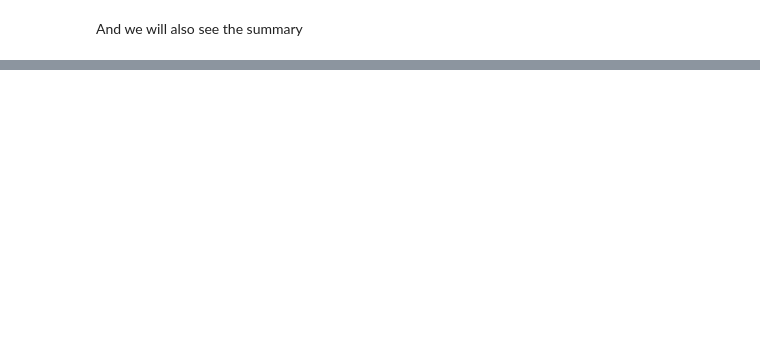
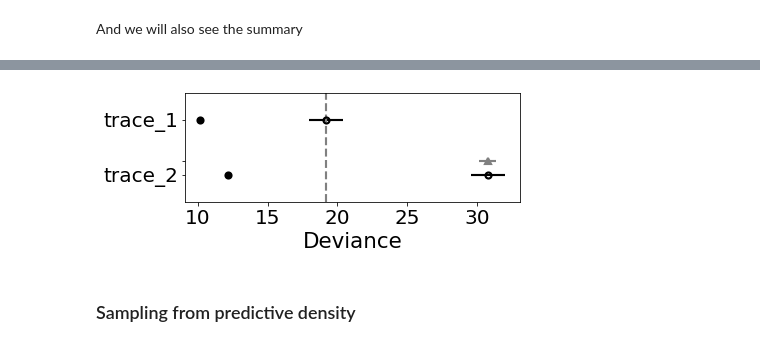
Before and after one commit to syednayeemridwan/data-science-projects, a Jupyter notebook: MCMC for Optimized profit/simulation - final - Copy.ipynb, the cells around one changed output, grey strips where cells are left out. Drawn from its saved outputs; the diff is of its cells as text; code cells hidden in the pictures; blank space fills up the shorter version.

Commit message:
Compare models
This commit introduces the following changes:

- Investigate model parameters
- Use waic and weight to find the better model
- Visualize the comparison with compareplot

```diff
--- a/MCMC for Optimized profit/simulation - final - Copy.ipynb
+++ b/MCMC for Optimized profit/simulation - final - Copy.ipynb
@@ -157,0 +164,9 @@ pm.summary(trace_2)
+# %%
+# Gather trace_1 and trace_2 into a dictionary
+traces_dict = {"trace_1" : trace_1, "trace_2" : trace_2}
+
+
+# Create a comparison table based on WAIC
+comparison = pm.compare(traces_dict, ic="waic", scale="deviance")
+
+print(comparison)
@@ -157,0 +191,9 @@ pm.summary(trace_2)
+# %%
+
+# Draw a comparison plot
+pm.compareplot(comparison, textsize=20)
+plt.show()
+# %% [output]
+[figure, added]
+# %% [markdown]
+### Sampling from predictive density
```
Also changed, not shown: parts of 14 cells of this notebook.
